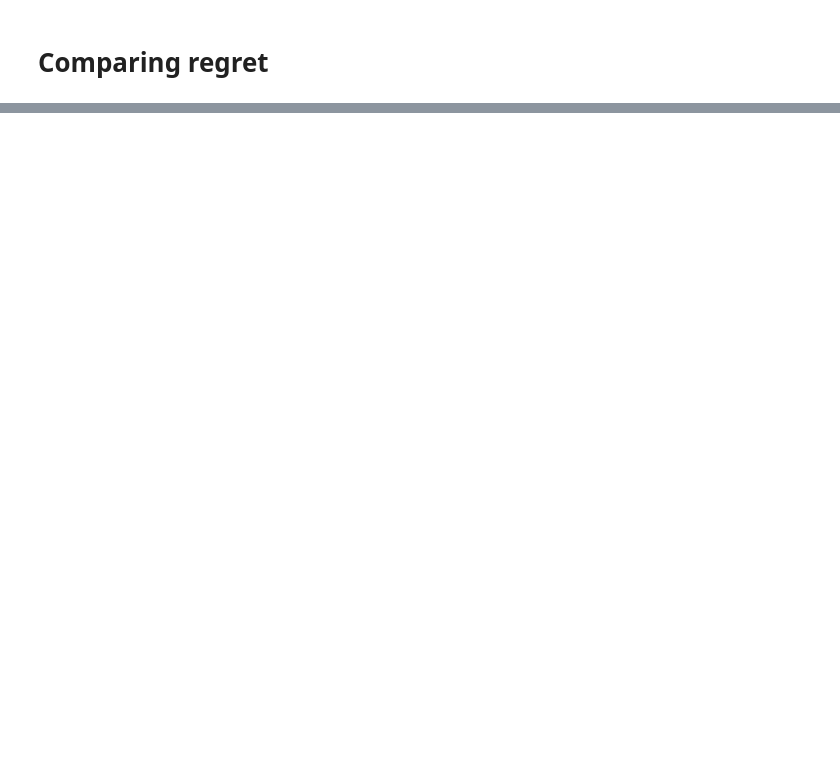
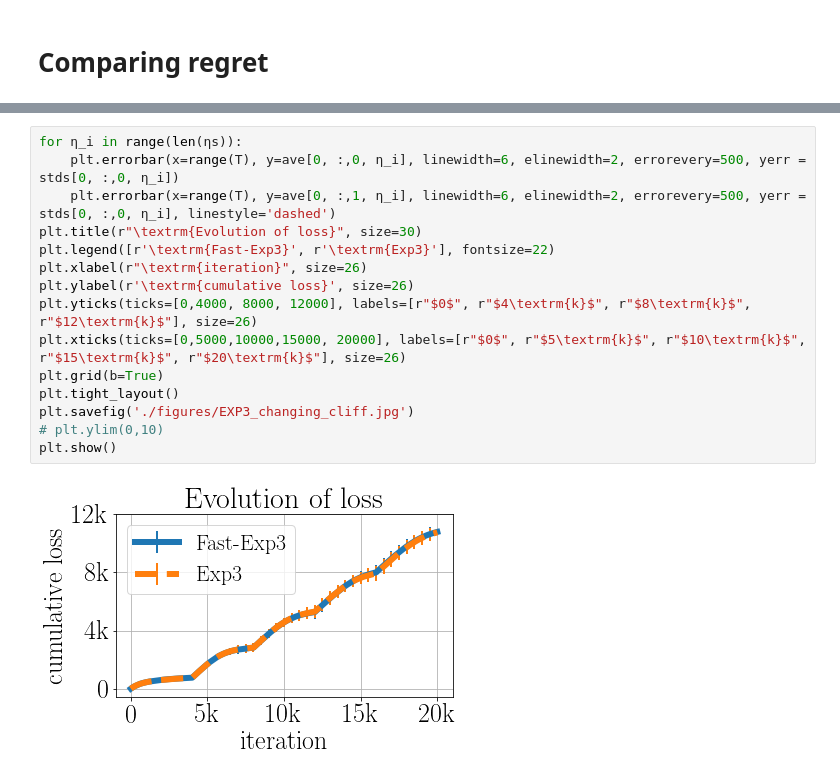
Before and after one commit to PatrikGerber/Rejection-sampling, a Jupyter notebook: Bandits.ipynb, the cells around one changed output, grey strips where cells are left out. Drawn from its saved outputs; the diff is of its cells as text; blank space fills up the shorter version.

```diff
--- a/Bandits.ipynb
+++ b/Bandits.ipynb
@@ -316,0 +338,17 @@ plt.plot(times)
+# %%
+for η_i in range(len(ηs)):
+    plt.errorbar(x=range(T), y=ave[0, :,0, η_i], linewidth=6, elinewidth=2, errorevery=500, yerr = stds[0, :,0, η_i])
+    plt.errorbar(x=range(T), y=ave[0, :,1, η_i], linewidth=6, elinewidth=2, errorevery=500, yerr = stds[0, :,0, η_i], linestyle='dashed')
+plt.title(r"\textrm{Evolution of loss}", size=30)
+plt.legend([r'\textrm{Fast-Exp3}', r'\textrm{Exp3}'], fontsize=22)
+plt.xlabel(r"\textrm{iteration}", size=26)
+plt.ylabel(r'\textrm{cumulative loss}', size=26)
+plt.yticks(ticks=[0,4000, 8000, 12000], labels=[r"$0$", r"$4\textrm{k}$", r"$8\textrm{k}$", r"$12\textrm{k}$"], size=26)
+plt.xticks(ticks=[0,5000,10000,15000, 20000], labels=[r"$0$", r"$5\textrm{k}$", r"$10\textrm{k}$", r"$15\textrm{k}$", r"$20\textrm{k}$"], size=26)
+plt.grid(b=True)
+plt.tight_layout()
+plt.savefig('./figures/EXP3_changing_cliff.jpg')
+# plt.ylim(0,10)
+plt.show()
+# %% [output]
+[figure, added]
```
Also changed, not shown: parts of 10 cells of this notebook, 3 other files.
